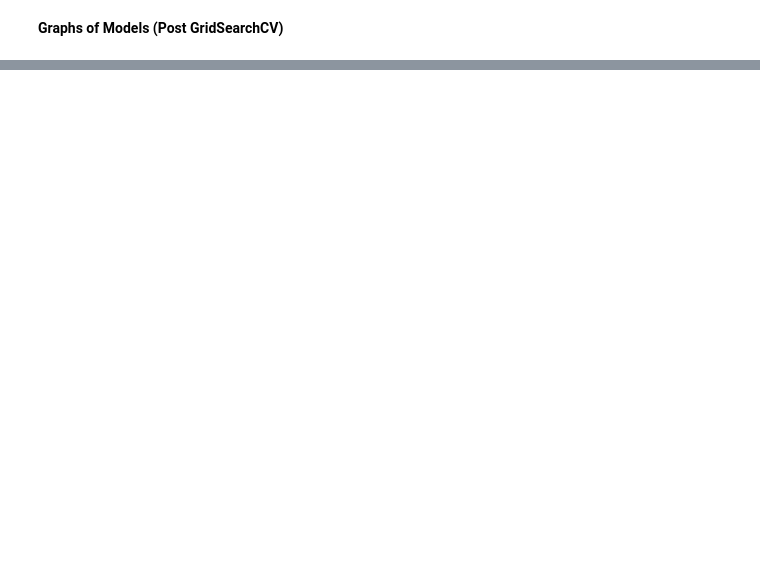
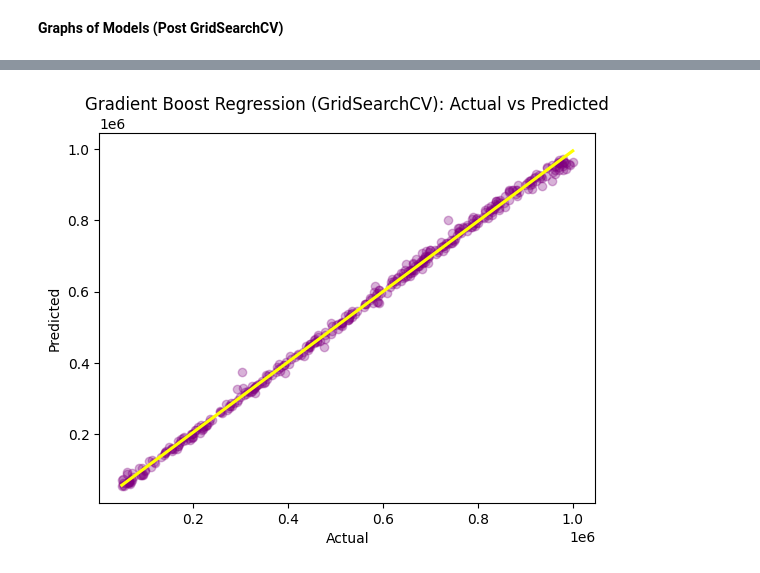
Before and after one commit to CharlizeCo/house_prices_csc481_project, a Jupyter notebook: house_price_prediction_ml.ipynb, the cells around one changed output, grey strips where cells are left out. Cells and saved outputs as stored; diff of their text form; code cells hidden in the pictures; blank space fills up the shorter version.

```diff
--- a/house_price_prediction_ml.ipynb
+++ b/house_price_prediction_ml.ipynb
@@ -570,8 +600,10 @@ plt.show()
 # %%
 sns.regplot(x = y_test, y = predictions_xgb, color="purple",
-            line_kws = {"color": "orange"},
+            line_kws = {"color": "yellow"},
             scatter_kws = {"alpha" : 0.3})
 plt.xlabel("Actual")
 plt.ylabel("Predicted")
 plt.title("Gradient Boost Regression (GridSearchCV): Actual vs Predicted")
 plt.show()
+# %% [output]
+[figure, added]
```
Also changed, not shown: parts of 5 cells of this notebook.
